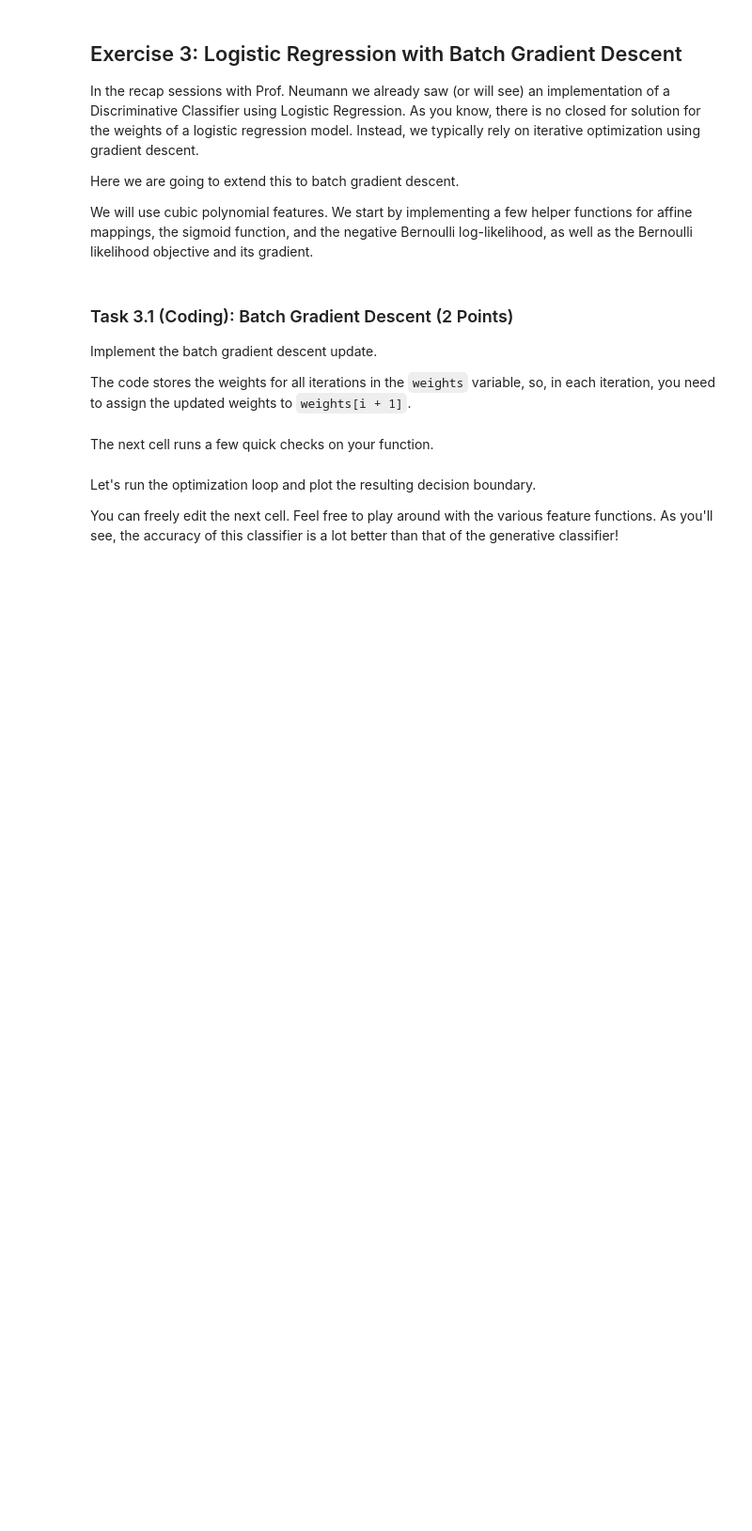
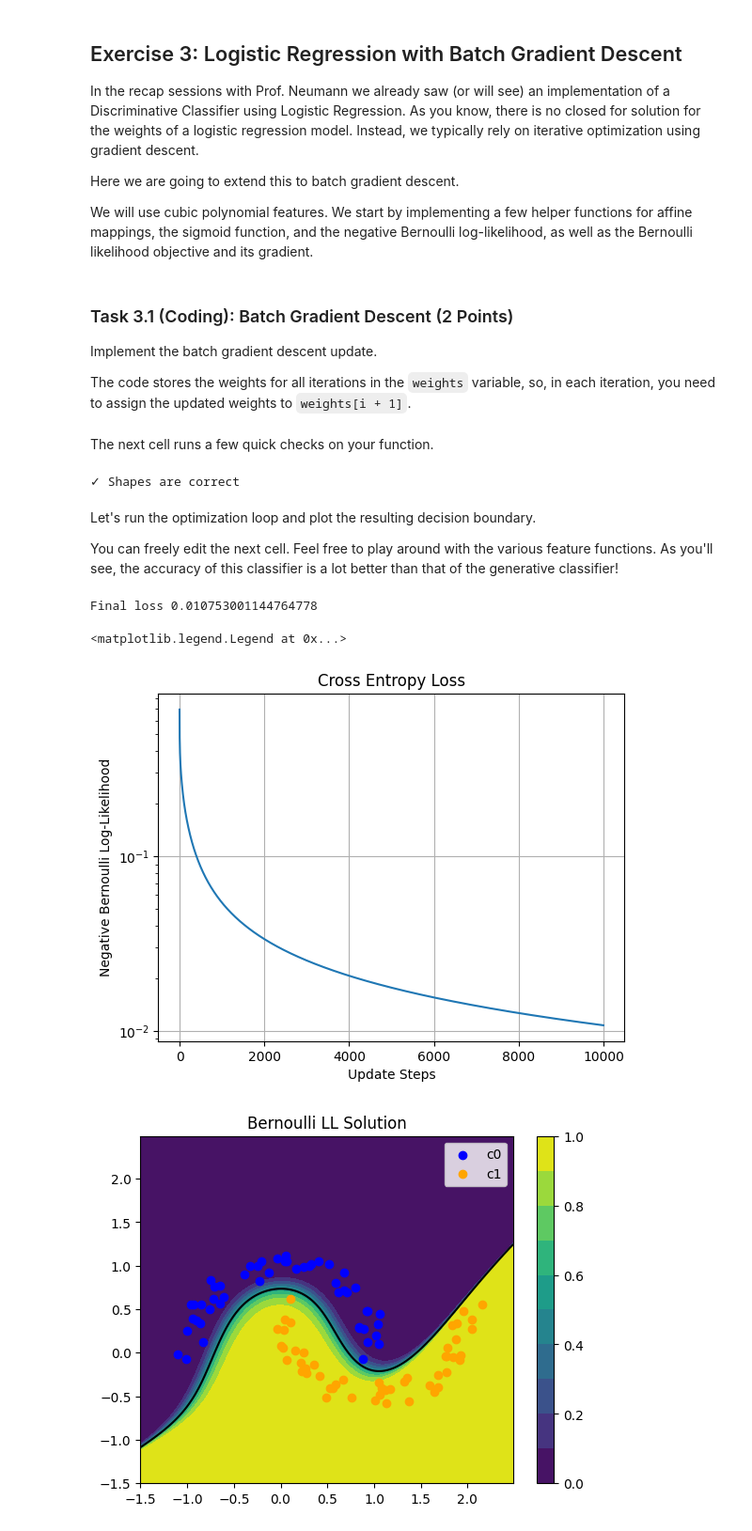
Before and after one commit to teaall/lecture-machine-learning, a Jupyter notebook: exercises/task1/ex_01_regression_classification.ipynb, the cells around one changed output. Shown at 94% size. Saved outputs shown, nothing was run; the diff lists cells and outputs as text; code cells hidden in the pictures; blank space fills up the shorter version.

```diff
--- a/exercises/task1/ex_01_regression_classification.ipynb
+++ b/exercises/task1/ex_01_regression_classification.ipynb
@@ -267,7 +268,6 @@ where $\boldsymbol{\Phi}$ is the feature matrix containing the (polynomial) norm
 def calc_weights_ridge(Phi: np.ndarray, y:np.ndarray, ridge_factor:float) -> np.ndarray:
     """
     :param Phi: Feature Matrix, shape: [n_samples x (degree+1)]
-    :param y: Output Values, [n_samples] (we have 1-dim data)
     :param ridge_factor: lambda value, shape: scalar
     :return : The weight vector, calculated according to the equation shown before,
             shape: [degrees +1]
@@ -278,7 +278,11 @@ def calc_weights_ridge(Phi: np.ndarray, y:np.ndarray, ridge_factor:float) -> np.
     # use np.linalg.solve for solving the linear equation and `np.eye` to create an identity matrix.
     # overwrite the `weights` variable
     # YOUR CODE HERE
-    raise NotImplementedError()
+
+    # Degree 10
+    A = np.dot(Phi.T, Phi) + ridge_factor * np.eye(Phi.shape[1])
+    b = np.dot(Phi.T, y)
+    weights = np.linalg.solve(A, b)
 
     return weights
 # %% [markdown]
@@ -768,7 +789,7 @@ def minimize_with_gradient_descent(features: np.ndarray, labels: np.ndarray, ini
         # Compute and write the updated weights
         weights[i + 1] = None
         # YOUR CODE HERE
-        raise NotImplementedError()
+        weights[i + 1] = weights[i] - lr * d_objective_bern(weights[i], features, labels)
 
         # log loss (on all samples, usually you should not use all samples to evaluate after each update step)
         loss[i + 1] = objective_bern(weights[i + 1], features, labels)
@@ -794,6 +815,8 @@ print("✓ Shapes are correct")
 
 
 ##### DO NOT CHANGE #####
+# %% [output]
+✓ Shapes are correct
 # %% [markdown]
 Let's run the optimization loop and plot the resulting decision boundary.
 
@@ -805,37 +828,42 @@ You can freely edit the next cell. Feel free to play around with the various fea
 # change this to play around with feature functions
 #feature_fn = affine_features
 # feature_fn = quad_features
-feature_fn = cubic_features
+# feature_fn = cubic_features
 # feature_fn = quartic_features
-# feature_fn = quintic_features
+feature_fn = quintic_features
 features = feature_fn(samples)
 
 num_iterations = 10000
 
 w_bce, l, l_info = minimize_with_gradient_descent(features, labels, np.zeros(features.shape[1]),
                                  schedule=(lambda t: 0.25),
                                  num_iterations=num_iterations)
 print("Final loss", l)
 
 plt.figure()
 plt.title("Cross Entropy Loss")
 plt.grid("on")
 plt.xlabel("Update Steps")
 plt.ylabel("Negative Bernoulli Log-Likelihood")
 plt.semilogy(l_info[1])
 
 plt.figure()
 plt.title("Bernoulli LL Solution")
 pred_grid = np.reshape(sigmoid(feature_fn(flat_plt_grid) @ w_bce), plt_grid_shape)
 
 plt.contourf(plt_grid[..., 0], plt_grid[..., 1], pred_grid, levels=10)
 plt.colorbar()
 #This is just a very hacky way to get a black line at the decision boundary:
 plt.contour(plt_grid[..., 0], plt_grid[..., 1], pred_grid, levels=[0, 0.5], colors=["k"])
 
 s0 = plt.scatter(c0_samples[..., 0], c0_samples[..., 1], color="blue")
 s1 = plt.scatter(c1_samples[..., 0], c1_samples[..., 1], color="orange")
 plt.legend([s0, s1], ["c0", "c1"])
 
 
 ##### DO NOT CHANGE #####
+# %% [output]
+Final loss 0.010753001144764778
+<matplotlib.legend.Legend at 0x...>
+[figure, added]
+[figure, added]
```
Also changed, not shown: parts of 13 cells of this notebook.
